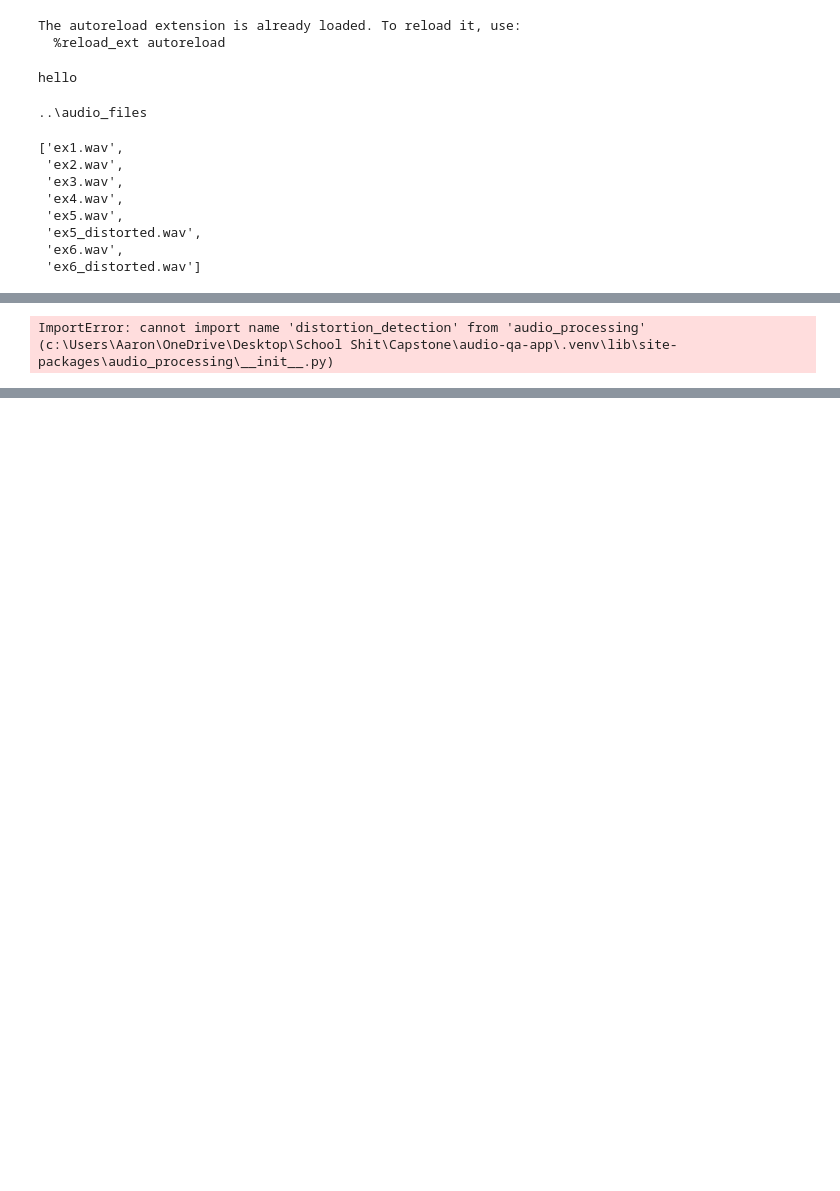
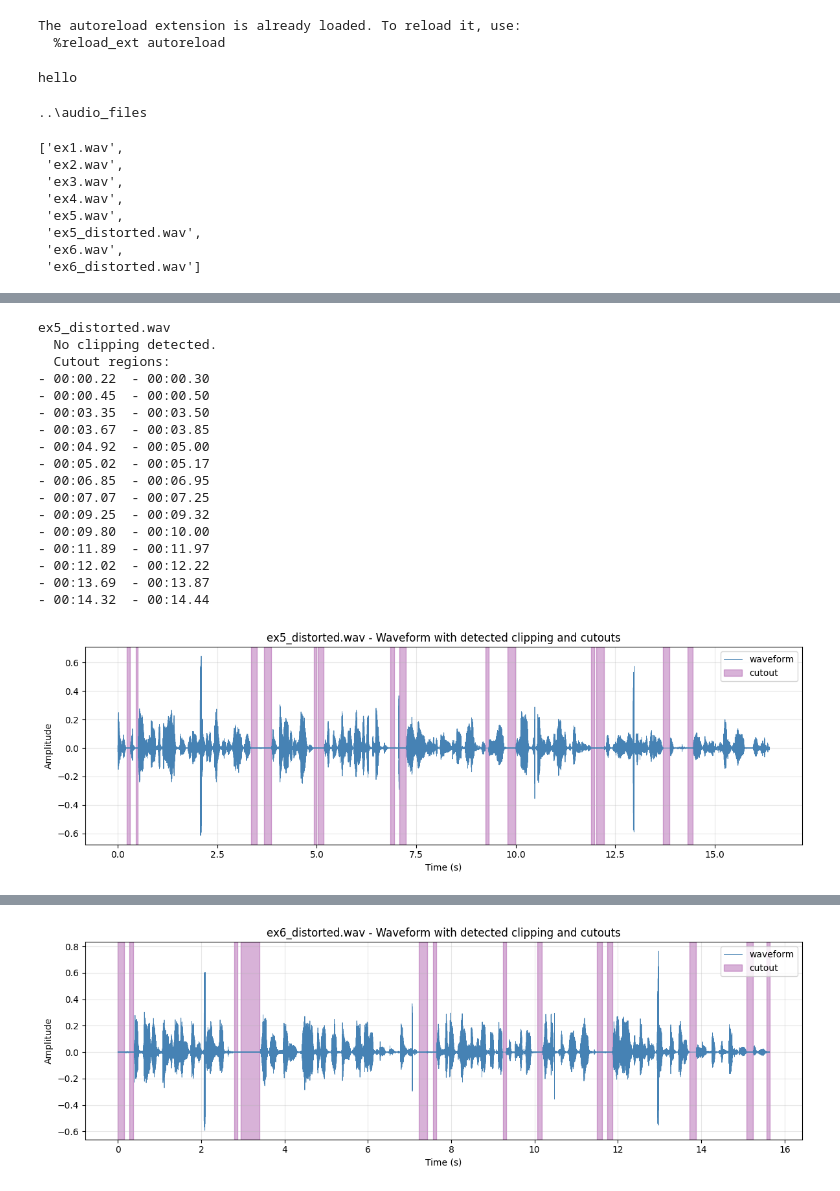
Before and after one commit to PBS-Wisconsin-Team-1/audio-qa-app, a Jupyter notebook: experimenting/distrotion_testing.ipynb, the cells around one changed output, grey strips where cells are left out. Cells and saved outputs as stored; diff of their text form; code cells hidden in the pictures; blank space fills up the shorter version.

```diff
--- a/experimenting/distrotion_testing.ipynb
+++ b/experimenting/distrotion_testing.ipynb
@@ -83,10 +171,74 @@ for name, info in data.items():
 # %%
-#
-from audio_processing import distortion_detection
+# Detect and visualize clipping and cutout regions on waveform
+from audio_processing import distortion_detection as dd
+from audio_processing.utils import seconds_to_mmss
+import matplotlib.pyplot as plt
+import numpy as np
 
 for name, info in data.items():
-    thd = distortion_detection.thd_ratio(info['data'])
-    detect_clipping = distortion_detection.detect_clipping(info['data'])
-    print(f"{name}: THD = {thd}, Clipping = {detect_clipping}")
+    audio = info['data']
+    sr = info['samplerate']
+
+    # Run detectors
+    clipping_regions = dd.detect_clipping(audio, sr, threshold=0.98, min_clip_duration_ms=10)
+    cutout_regions = dd.detect_cutout(audio, sr, threshold=0.001, min_silence_duration_ms=50)
+
+    print(f"\n{name}")
+    if clipping_regions:
+        print("  Clipping regions:")
+        for start, end in clipping_regions:
+            print(f"- {seconds_to_mmss(start)}  - {seconds_to_mmss(end)}")
+    else:
+        print("  No clipping detected.")
+    if cutout_regions:
+        print("  Cutout regions:")
+        for start, end in cutout_regions:
+            print(f"- {seconds_to_mmss(start)}  - {seconds_to_mmss(end)}")
+    else:
+        print("  No cutouts detected.")
+
+    # Plot waveform with overlays
+    duration = len(audio) / sr
+    t = np.linspace(0, duration, len(audio))
+    plt.figure(figsize=(12, 4))
+    plt.plot(t, audio, color='steelblue', linewidth=0.6, label='waveform')
+
+    # Overlay clipping regions (yellow)
+    for (start, end) in clipping_regions:
+        plt.axvspan(start, end, color='yellow', alpha=0.35, label='clipping')
+    # Overlay cutout regions (purple)
+    for (start, end) in cutout_regions:
+        plt.axvspan(start, end, color='purple', alpha=0.3, label='cutout')
+
+    plt.title(f"{name} - Waveform with detected clipping and cutouts")
+    plt.xlabel("Time (s)")
+    plt.ylabel("Amplitude")
+    plt.grid(True, alpha=0.3)
+
+    # Deduplicate legend
+    handles, labels = plt.gca().get_legend_handles_labels()
+    by_label = dict(zip(labels, handles))
+    if by_label:
+        plt.legend(by_label.values(), by_label.keys(), loc='upper right')
+
+    plt.tight_layout()
+    plt.show()
 # %% [output]
-ImportError: cannot import name 'distortion_detection' from 'audio_processing' (c:\Users\Aaron\OneDrive\Desktop\School Shit\Capstone\audio-qa-app\.venv\lib\site-packages\audio_processing\__init__.py)
+ex5_distorted.wav
+  No clipping detected.
+  Cutout regions:
+- 00:00.22  - 00:00.30
+- 00:00.45  - 00:00.50
+- 00:03.35  - 00:03.50
+- 00:03.67  - 00:03.85
+- 00:04.92  - 00:05.00
+- 00:05.02  - 00:05.17
+- 00:06.85  - 00:06.95
+- 00:07.07  - 00:07.25
+- 00:09.25  - 00:09.32
+- 00:09.80  - 00:10.00
+- 00:11.89  - 00:11.97
+- 00:12.02  - 00:12.22
+- 00:13.69  - 00:13.87
+- 00:14.32  - 00:14.44
+[figure, added]
@@ -92,0 +261 @@ ImportError: cannot import name 'distortion_detection' from 'audio_processing' (
+[figure, added]
```
Also changed, not shown: parts of 7 cells of this notebook, 3 other files.
